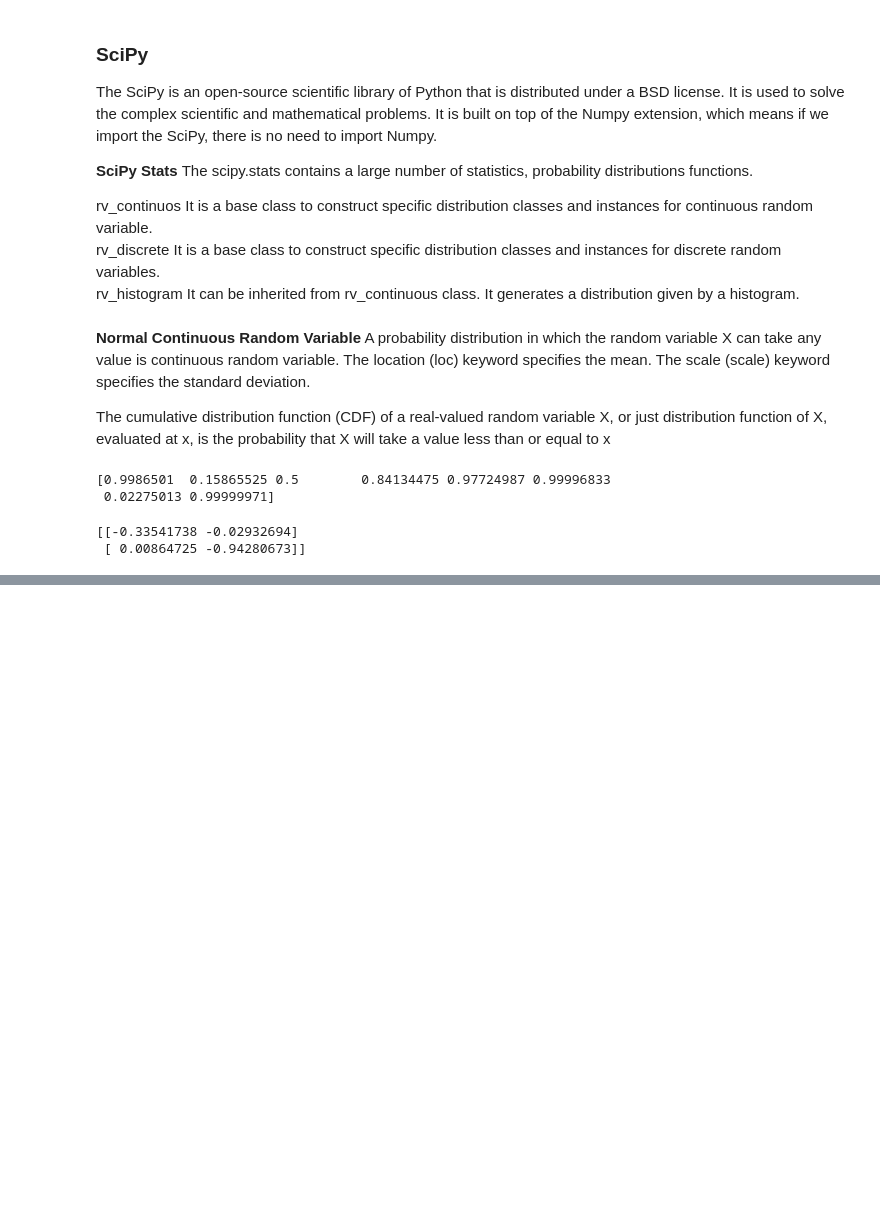
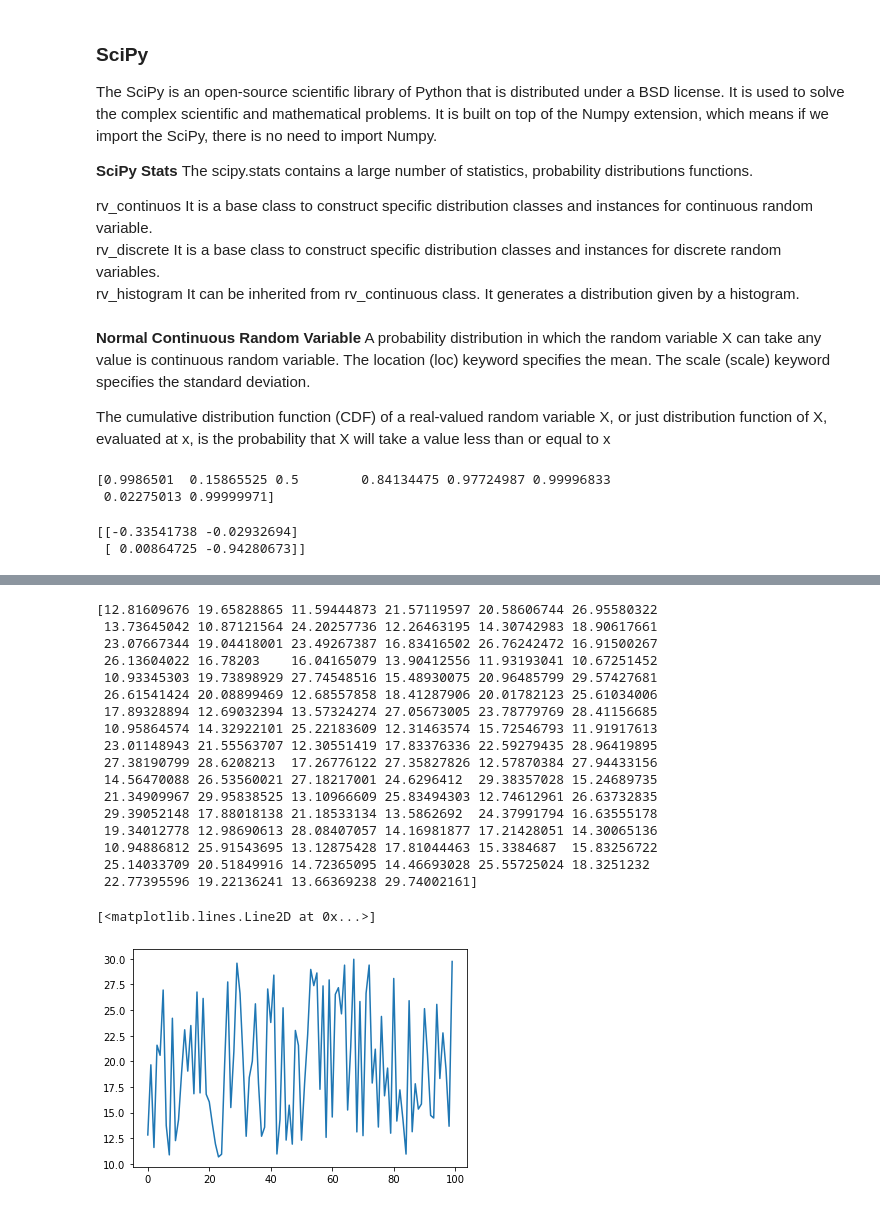
Before and after one commit to aakriti-27/Internity_DataScienceWithPython, a Jupyter notebook: Day16.ipynb, the cells around one changed output, grey strips where cells are left out. Cells and saved outputs as stored; diff of their text form; code cells hidden in the pictures; blank space fills up the shorter version.

```diff
--- a/Day16.ipynb
+++ b/Day16.ipynb
@@ -303,0 +307,26 @@ The uniform function generates a uniform continuous variable between the specifi
+# %%
+from scipy.stats import uniform
+import matplotlib.pyplot as plt
+data_uniform = uniform.rvs(size=100, loc = 10, scale=20)
+print(data_uniform)
+plt.plot(data_uniform)
+# %% [output]
+[12.81609676 19.65828865 11.59444873 21.57119597 20.58606744 26.95580322
+ 13.73645042 10.87121564 24.20257736 12.26463195 14.30742983 18.90617661
+ 23.07667344 19.04418001 23.49267387 16.83416502 26.76242472 16.91500267
+ 26.13604022 16.78203    16.04165079 13.90412556 11.93193041 10.67251452
+ 10.93345303 19.73898929 27.74548516 15.48930075 20.96485799 29.57427681
+ 26.61541424 20.08899469 12.68557858 18.41287906 20.01782123 25.61034006
+ 17.89328894 12.69032394 13.57324274 27.05673005 23.78779769 28.41156685
+ 10.95864574 14.32922101 25.22183609 12.31463574 15.72546793 11.91917613
+ 23.01148943 21.55563707 12.30551419 17.83376336 22.59279435 28.96419895
+ 27.38190799 28.6208213  17.26776122 27.35827826 12.57870384 27.94433156
+ 14.56470088 26.53560021 27.18217001 24.6296412  29.38357028 15.24689735
+ 21.34909967 29.95838525 13.10966609 25.83494303 12.74612961 26.63732835
+ 29.39052148 17.88018138 21.18533134 13.5862692  24.37991794 16.63555178
+ 19.34012778 12.98690613 28.08407057 14.16981877 17.21428051 14.30065136
+ 10.94886812 25.91543695 13.12875428 17.81044463 15.3384687  15.83256722
+ 25.14033709 20.51849916 14.72365095 14.46693028 25.55725024 18.3251232
+ 22.77395596 19.22136241 13.66369238 29.74002161]
+[<matplotlib.lines.Line2D at 0x...>]
+[figure, added]
```
Also changed, not shown: parts of 3 cells of this notebook.
